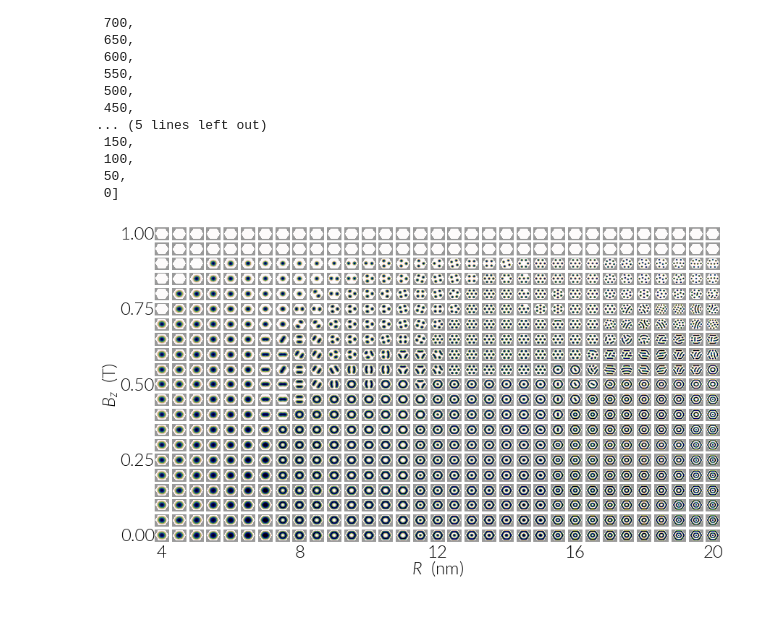
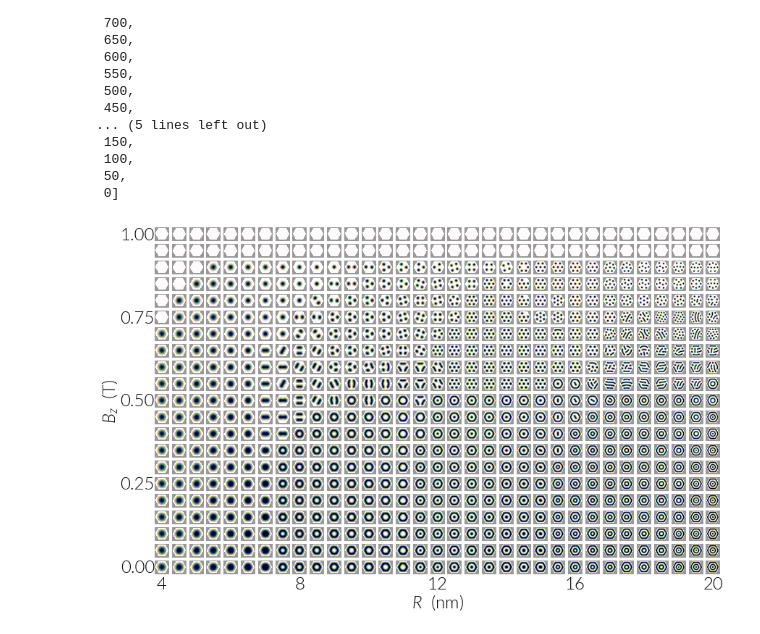
Before and after one commit to davidcortesortuno/paper-2019_nanoscale_skyrmions_target_states_confined_geometries, a Jupyter notebook: notebooks/Hexagons_phase_diagram_pinned_bs.ipynb, the cells around one changed output. Drawn from its saved outputs; the diff is of its cells as text; code cells hidden in the pictures.

```diff
--- a/notebooks/Hexagons_phase_diagram_pinned_bs.ipynb
+++ b/notebooks/Hexagons_phase_diagram_pinned_bs.ipynb
@@ -18,6 +12,6 @@ plt.style.use('lato_style.mplstyle')
 # %%
-sim_dir = '../simulations/relaxation/hexagons_phase_diagram_B_L_pinned_bs/'
-top_charge_dir = '../simulations/relaxation/hexagons_phase_diagram_B_L_pinned_bs/top_charges/'
+sim_dir = '/media/david/Boar/PdFeIr/hexagonal_system/relaxation/hexagons_phase_diagram_B_L_pinned_bs/'
+top_charge_dir = '/media/david/Boar/PdFeIr/hexagonal_system/relaxation/hexagons_phase_diagram_B_L_pinned_bs/top_charges/'
 # %%
 energy_file_list = glob.glob(sim_dir + 'energies/*.txt')
 # %%
@@ -157,7 +151,7 @@ plt.ylim(0-0.025, 1+0.025)
 Rs = range(40, 201, 5)
 Bs = range(2000, -1, -50)
 # %%
-pngs_dir = '../simulations/relaxation/pngs_pinned_bs/'
+pngs_dir = '/media/david/Boar/PdFeIr/hexagonal_system/relaxation/pngs_pinned_bs/'
 # %%
 f, axs = plt.subplots(ncols=len(Rs), nrows=len(Bs), figsize=(14, 16))
 ax_grid = axs.flatten()
@@ -239,9 +233,9 @@ list(Bs)[20:]
  50,
  0]
 # %%
-pngs_dir = '../simulations/relaxation/pngs_pinned_bs_GB/'
+pngs_dir = '/media/david/Boar/PdFeIr/hexagonal_system/relaxation/pngs_pinned_bs_GB/'
 # %%
-f, axs = plt.subplots(ncols=len(Rs), nrows=len(Bs[20:]), figsize=(14, 8))
+f, axs = plt.subplots(ncols=len(Rs), nrows=len(Bs[20:]), figsize=(14, 8.8))
 ax_grid = axs.flatten()
 
 i = -1
@@ -276,32 +270,32 @@ for j, i in enumerate(range(0, len(Rs), 8)):
         ax.text(0.5, -1.4, r'$R$  (nm)',
             horizontalalignment='center',
             verticalalignment='top',
             transform=ax.transAxes,
             fontsize=24, rotation=0
             )
 
 for j, i in enumerate(range(0, len(Bs[20:]) * len(Rs) - 1, 5 * len(Rs))):
     ax = ax_grid[i]
     lbl = 1.0 - 0.05 * 5 * j
     # ax_grid[i].set_ylabel('{:.2f}'.format(lbl), rotation=0)
 
     ax.text(0., 0.45, '{:.2f}'.format(lbl),
             horizontalalignment='right',
             verticalalignment='center',
             transform=ax.transAxes,
             fontsize=24
             )
 
     if j == 2:
         ax.text(-2.4, 0.5, r'$B_z$  (T)',
             horizontalalignment='right',
             verticalalignment='center',
             transform=ax.transAxes,
             fontsize=24, rotation=90
             )
 
 
-plt.savefig('PdFeIr_phase_diagram_pinned_bs_CUT.png', bbox_inches='tight', dpi=300)
+plt.savefig('PdFeIr_phase_diagram_pinned_bs_CUT.png', bbox_inches='tight', dpi=400)
 # plt.savefig('tmp.png', bbox_inches='tight', dpi=300)
 # %% [output]
-[figure, old version]
+[figure, new version]
```
Also changed, not shown: parts of 3 cells of this notebook, 3 other files.
